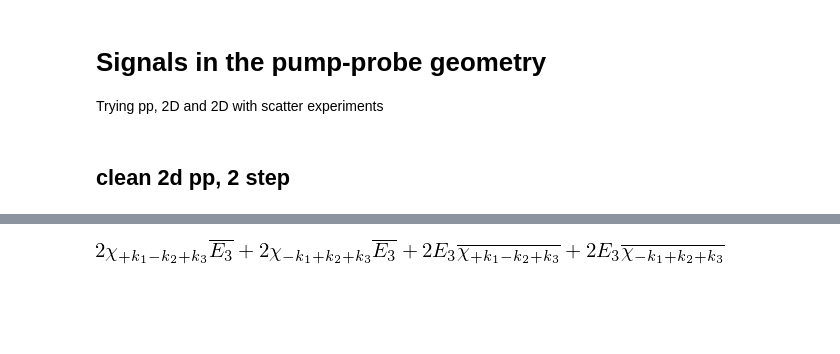
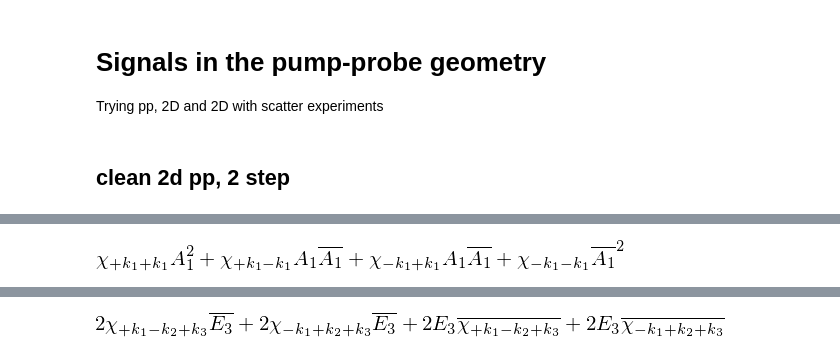
Before and after one commit to spalato/sigmd, a Jupyter notebook: scratch/pp_geomtery.ipynb, the cells around one changed output, grey strips where cells are left out. Drawn from its saved outputs; the diff is of its cells as text; code cells hidden in the pictures; blank space fills up the shorter version.

```diff
--- a/scratch/pp_geomtery.ipynb
+++ b/scratch/pp_geomtery.ipynb
@@ -78,0 +96,4 @@ sigs
+# %%
+signals_for_order(2,1)
+# %% [output]
+[figure, added]
```
Also changed, not shown: parts of 12 cells of this notebook, 2 other files.
